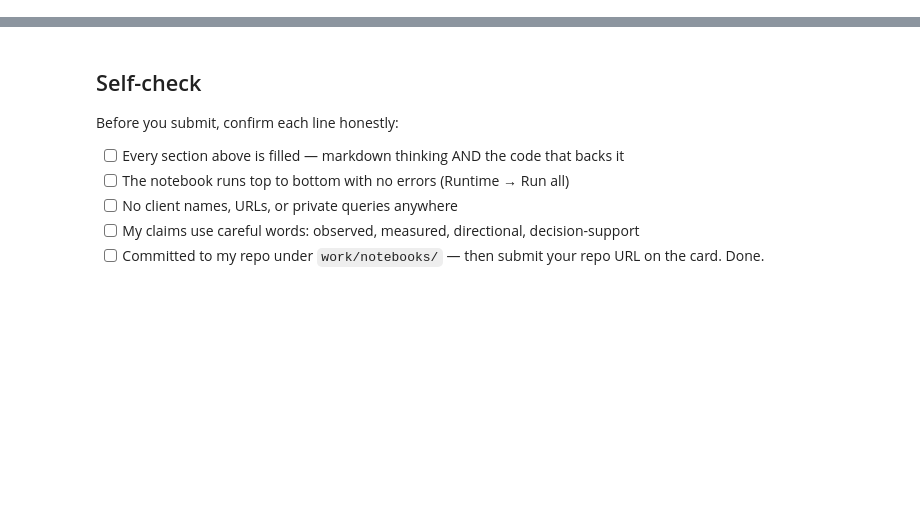
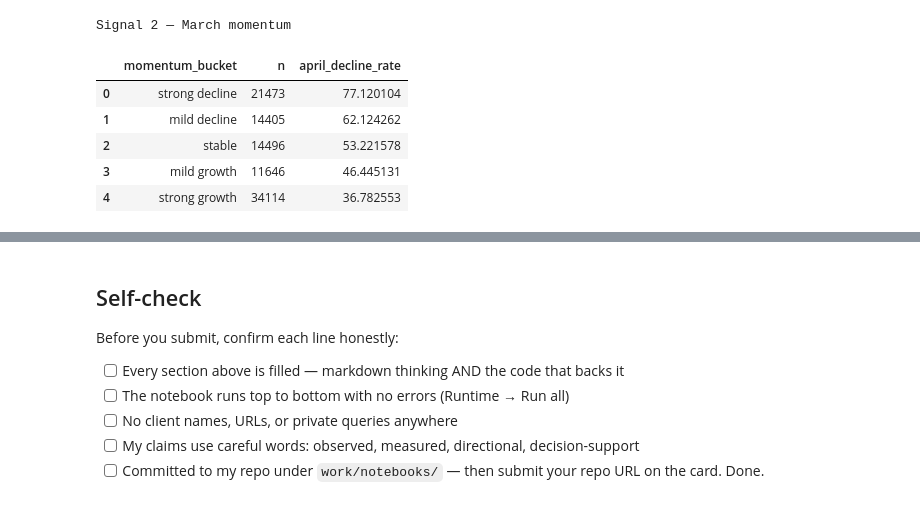
Before and after one commit to ismayilysfli/FlyRank-ml, a Jupyter notebook: work/notebooks/w04_baseline_score.ipynb, the cells around one changed output, grey strips where cells are left out. Saved outputs shown, nothing was run; the diff lists cells and outputs as text; code cells hidden in the pictures; blank space fills up the shorter version.

```diff
--- a/work/notebooks/w04_baseline_score.ipynb
+++ b/work/notebooks/w04_baseline_score.ipynb
@@ -36,0 +160,38 @@ This skeleton is yours to fill. Work the sections **in order** — each one has
+# %%
+# Signal 2 — March momentum
+
+page_data["momentum_bucket"] = pd.cut(
+    page_data["march_change_pct"],
+    bins=[float("-inf"), -30, -10, 10, 30, float("inf")],
+    labels=[
+        "strong decline",
+        "mild decline",
+        "stable",
+        "mild growth",
+        "strong growth"
+    ]
+)
+
+momentum_check = (
+    page_data
+    .dropna(subset=["momentum_bucket"])
+    .groupby("momentum_bucket", observed=True)
+    .agg(
+        n=("content_hash_id", "size"),
+        april_decline_rate=("april_decline", "mean")
+    )
+    .reset_index()
+)
+
+momentum_check["april_decline_rate"] *= 100
+
+print("Signal 2 — March momentum")
+momentum_check
+# %% [output]
+Signal 2 — March momentum
+|  | momentum_bucket | n | april_decline_rate |
+| 0 | strong decline | 21473 | 77.120104 |
+| 1 | mild decline | 14405 | 62.124262 |
+| 2 | stable | 14496 | 53.221578 |
+| 3 | mild growth | 11646 | 46.445131 |
+| 4 | strong growth | 34114 | 36.782553 |
```
Also changed, not shown: parts of 19 cells of this notebook.
